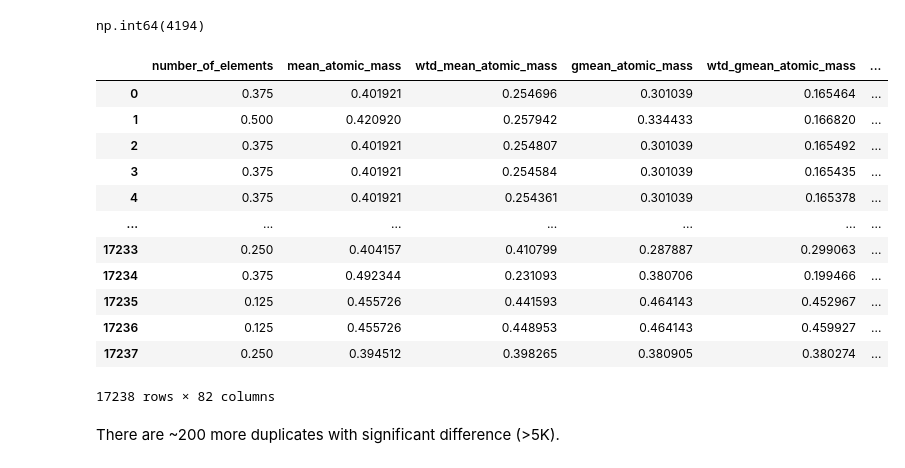
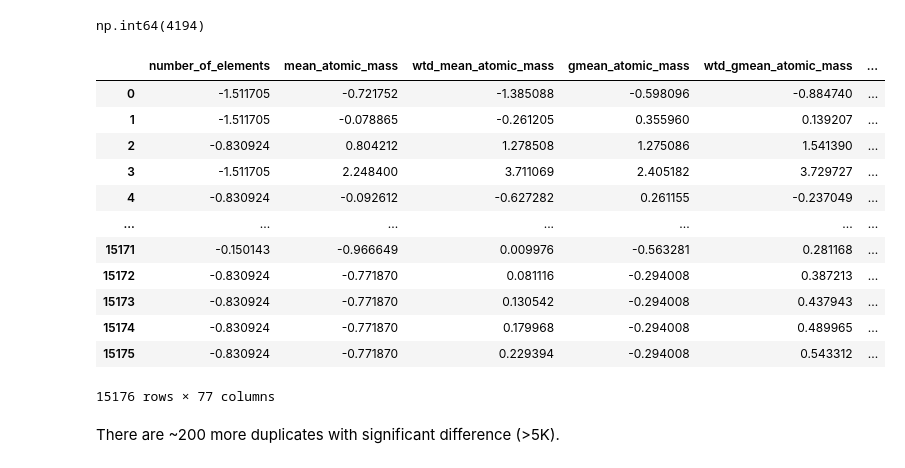
Before and after one commit to RikiTikkiTavi/superconduct-tc-reg, a Jupyter notebook: notebooks/1-EDA.ipynb, the cells around one changed output. Cells and saved outputs as stored; diff of their text form; code cells hidden in the pictures.

```diff
--- a/notebooks/1-EDA.ipynb
+++ b/notebooks/1-EDA.ipynb
@@ -210,22 +210,22 @@ _df_duplicates.loc[_df_duplicates["magnitude"]>5]["count"].sum()
 # %% [output]
 np.int64(4194)
 # %%
-_df = pd.read_csv("/data/horse/ws/s4610340-superconduct/superconduct-tc-reg/data/processed/train-minmax-dedupl_5-no_cfs-no_pca.csv")
+_df = pd.read_csv(PATH_ROOT / "data/processed/train-ho-hd_5-sc_std-cfs.csv")
 _df
 # %% [output]
 |  | number_of_elements | mean_atomic_mass | wtd_mean_atomic_mass | gmean_atomic_mass | wtd_gmean_atomic_mass | ... |
-| 0 | 0.375 | 0.401921 | 0.254696 | 0.301039 | 0.165464 | ... |
-| 1 | 0.500 | 0.420920 | 0.257942 | 0.334433 | 0.166820 | ... |
-| 2 | 0.375 | 0.401921 | 0.254807 | 0.301039 | 0.165492 | ... |
-| 3 | 0.375 | 0.401921 | 0.254584 | 0.301039 | 0.165435 | ... |
-| 4 | 0.375 | 0.401921 | 0.254361 | 0.301039 | 0.165378 | ... |
+| 0 | -1.511705 | -0.721752 | -1.385088 | -0.598096 | -0.884740 | ... |
+| 1 | -1.511705 | -0.078865 | -0.261205 | 0.355960 | 0.139207 | ... |
+| 2 | -0.830924 | 0.804212 | 1.278508 | 1.275086 | 1.541390 | ... |
+| 3 | -1.511705 | 2.248400 | 3.711069 | 2.405182 | 3.729727 | ... |
+| 4 | -0.830924 | -0.092612 | -0.627282 | 0.261155 | -0.237049 | ... |
 | ... | ... | ... | ... | ... | ... | ... |
-| 17233 | 0.250 | 0.404157 | 0.410799 | 0.287887 | 0.299063 | ... |
-| 17234 | 0.375 | 0.492344 | 0.231093 | 0.380706 | 0.199466 | ... |
-| 17235 | 0.125 | 0.455726 | 0.441593 | 0.464143 | 0.452967 | ... |
-| 17236 | 0.125 | 0.455726 | 0.448953 | 0.464143 | 0.459927 | ... |
-| 17237 | 0.250 | 0.394512 | 0.398265 | 0.380905 | 0.380274 | ... |
+| 15171 | -0.150143 | -0.966649 | 0.009976 | -0.563281 | 0.281168 | ... |
+| 15172 | -0.830924 | -0.771870 | 0.081116 | -0.294008 | 0.387213 | ... |
+| 15173 | -0.830924 | -0.771870 | 0.130542 | -0.294008 | 0.437943 | ... |
+| 15174 | -0.830924 | -0.771870 | 0.179968 | -0.294008 | 0.489965 | ... |
+| 15175 | -0.830924 | -0.771870 | 0.229394 | -0.294008 | 0.543312 | ... |
-17238 rows × 82 columns
+15176 rows × 77 columns
 # %% [markdown]
 There are ~200 more duplicates with significant difference (>5K).
 # %%
```
Also changed, not shown: parts of 2 cells of this notebook, 3 other files.
